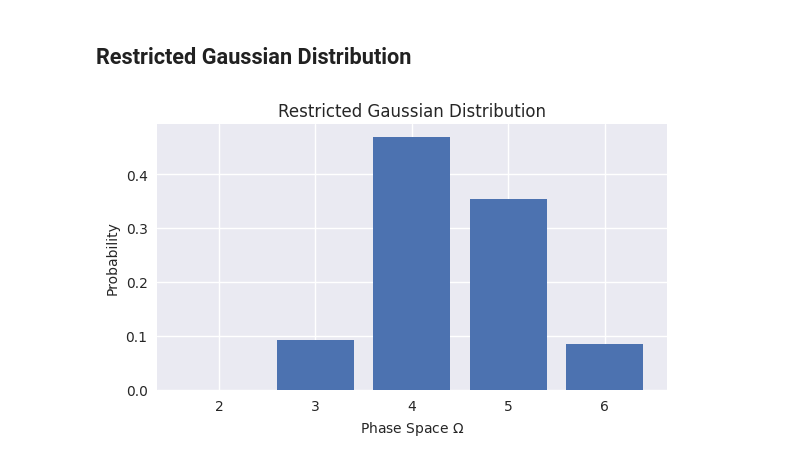
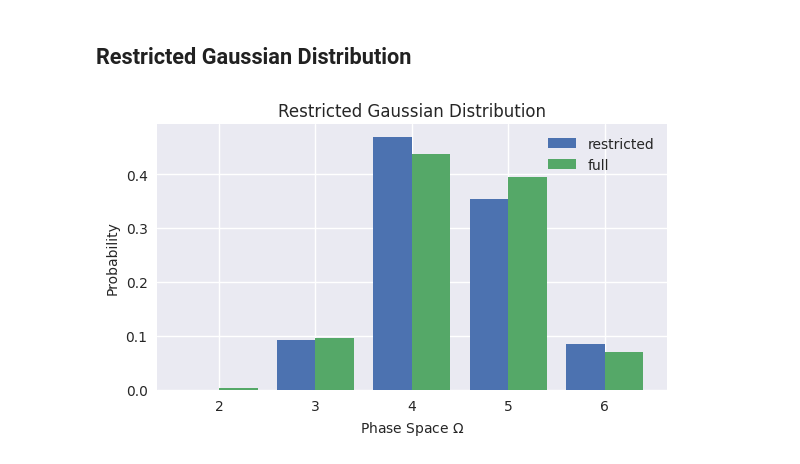
Before and after one commit to evanwonisch/NanoNetsMF, a Jupyter notebook: run/misc_plots/discrete_gaussian_graphics.ipynb, the cells around one changed output. Saved outputs shown, nothing was run; the diff lists cells and outputs as text; code cells hidden in the pictures.

```diff
--- a/run/misc_plots/discrete_gaussian_graphics.ipynb
+++ b/run/misc_plots/discrete_gaussian_graphics.ipynb
@@ -86,11 +86,13 @@ probs[3] = p2
 probs[4] = p3
 # %%
 plt.figure(figsize = set_size())
-plt.bar(phase_space, probs)
+plt.bar(phase_space-0.2, probs, width = 0.4, label = "restricted")
+plt.bar(phase_space+0.2, g.calc_prob(mean, var), width =  0.4, label = "full")
 plt.xlabel("Phase Space $\Omega$")
 plt.ylabel("Probability")
 plt.title("Restricted Gaussian Distribution")
+plt.legend()
 plt.tight_layout()
 plt.savefig("../../output/misc/restricted_gaussian_dist.pdf")
 # %% [output]
-[figure, old version]
+[figure, new version]
```
Also changed, not shown: 30 other files.
